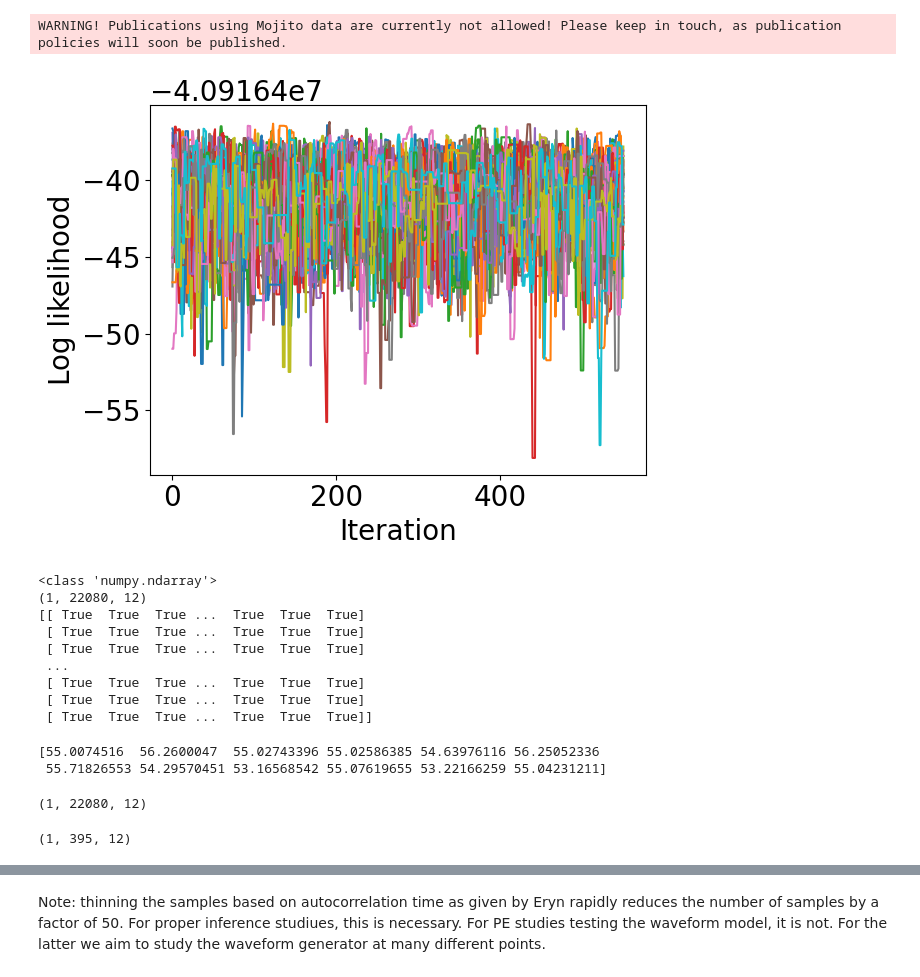
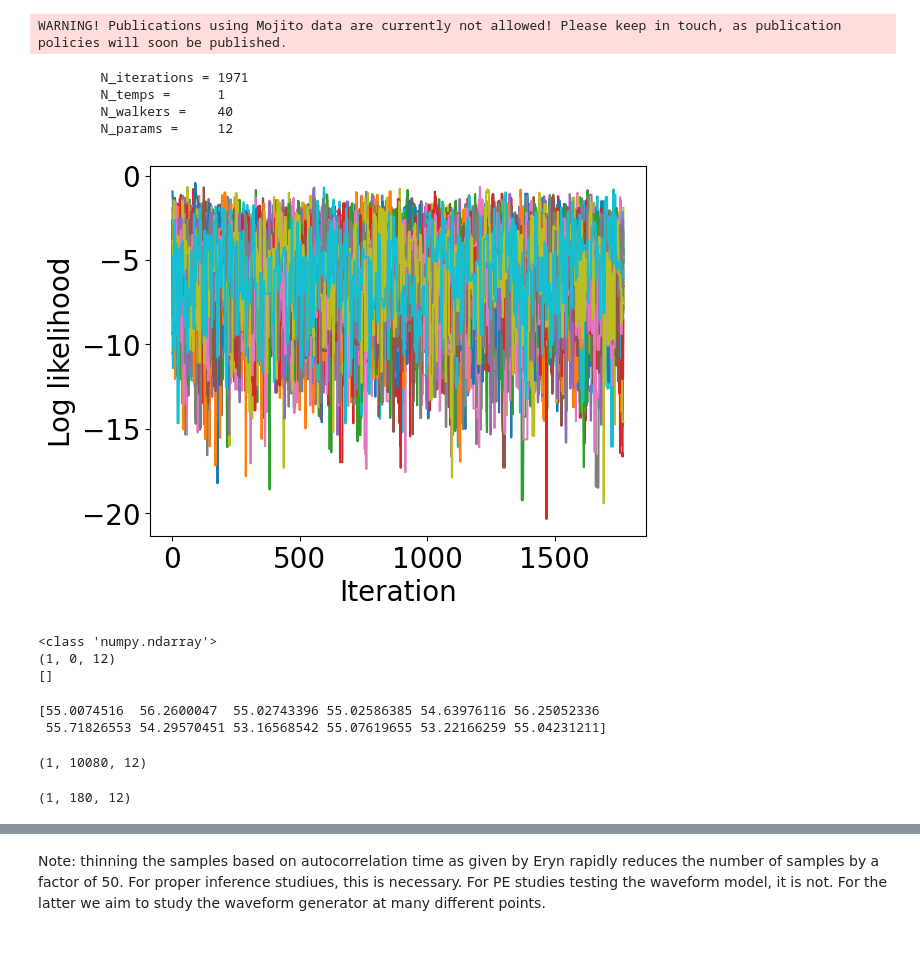
Before and after one commit to BertDepoorter/MojitoAnalysis, a Jupyter notebook: analyse_samples.ipynb, the cells around one changed output, grey strips where cells are left out. Saved outputs shown, nothing was run; the diff lists cells and outputs as text; code cells hidden in the pictures; blank space fills up the shorter version.

Commit message:
New test at analysing samples

```diff
--- a/analyse_samples.ipynb
+++ b/analyse_samples.ipynb
@@ -39,7 +39,12 @@ def analyse_samples(file_path, discard = 0):
     N_temps = reader.get_chain()['model_0'].shape[1]
     N_walkers = reader.get_chain()['model_0'].shape[2]
     N_params = reader.get_chain()['model_0'].shape[-1]
-
+    print(f'''
+        N_iterations = {N_iterations}
+        N_temps =      {N_temps}
+        N_walkers =    {N_walkers}
+        N_params =     {N_params}
+    ''')
     samples_after_burnin = [reader.get_chain(discard = discard)['model_0'][:,i].reshape(-1,N_params)
                         for i in range(N_temps)]  # Take true chain]
 
@@ -77,7 +82,7 @@ def corner_plot(burned_samples, true_params, param_labels, corner_kwargs, title
             ax.plot(true_params[xi], true_params[yi], "sk")
 
     for ax in figure.get_axes():
-        ax.tick_params(axis='both', labelsize=18)
+        ax.tick_params(axis='both', labelsize=12)
 
     blue_line = mlines.Line2D([], [], color='blue', alpha=0.7, label=r'Posterior Distributions')
     black_line = mlines.Line2D([], [], color='black', label='True Value')
@@ -90,9 +95,13 @@ def corner_plot(burned_samples, true_params, param_labels, corner_kwargs, title
 # %%
 file_path = f"{source_dir}/PE_run_source_{source_index}.h5"
 
-samples_after_burnin, reader, log_like, N_params = analyse_samples(file_path, discard = 300)
+samples_after_burnin, reader, log_like, N_params = analyse_samples(file_path, discard = 200)
 # %% [output]
+        N_iterations = 1971
+        N_temps =      1
+        N_walkers =    40
+        N_params =     12
-[figure, old version]
+[figure, new version]
 # %%
 # Make nested list an array
 samples_after_burnin = np.array(samples_after_burnin)
@@ -103,14 +112,8 @@ print(samples_after_burnin.shape)
 print(np.all(samples_after_burnin[:, :] == samples_after_burnin[0, :], axis=0))
 # %% [output]
 <class 'numpy.ndarray'>
-(1, 22080, 12)
-[[ True  True  True ...  True  True  True]
- [ True  True  True ...  True  True  True]
- [ True  True  True ...  True  True  True]
- ...
- [ True  True  True ...  True  True  True]
- [ True  True  True ...  True  True  True]
- [ True  True  True ...  True  True  True]]
+(1, 0, 12)
+[]
 # %%
 def icrs_to_ecliptic(ra, dec):
     """Convert ICRS coordinates (ra, dec) to ecliptic coordinates (lambda, beta)."""
@@ -142,7 +145,7 @@ print(tau)
 # thin samples by autocorrelation time
 samples_after_burnin.shape
 # %% [output]
-(1, 22080, 12)
+(1, 10080, 12)
 # %%
 def thin_samples_with_tau(samples, tau):
     thinning_factor = int(max(tau))
@@ -152,7 +155,7 @@ def thin_samples_with_tau(samples, tau):
 thinned_samples = thin_samples_with_tau(samples_after_burnin, tau)
 thinned_samples.shape
 # %% [output]
-(1, 395, 12)
+(1, 180, 12)
 # %%
 plot_name = f'{source_dir}/corner_intrinsic_params_source_{source_index}'
 
```
Also changed, not shown: parts of 6 cells of this notebook.
